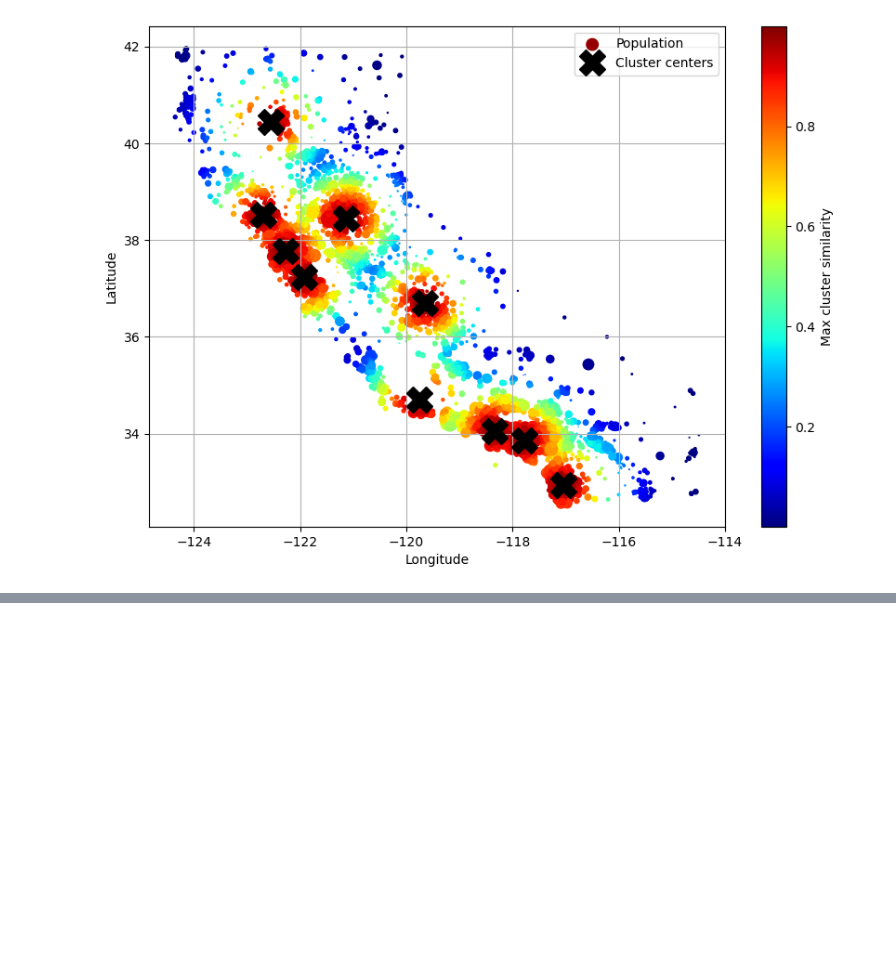
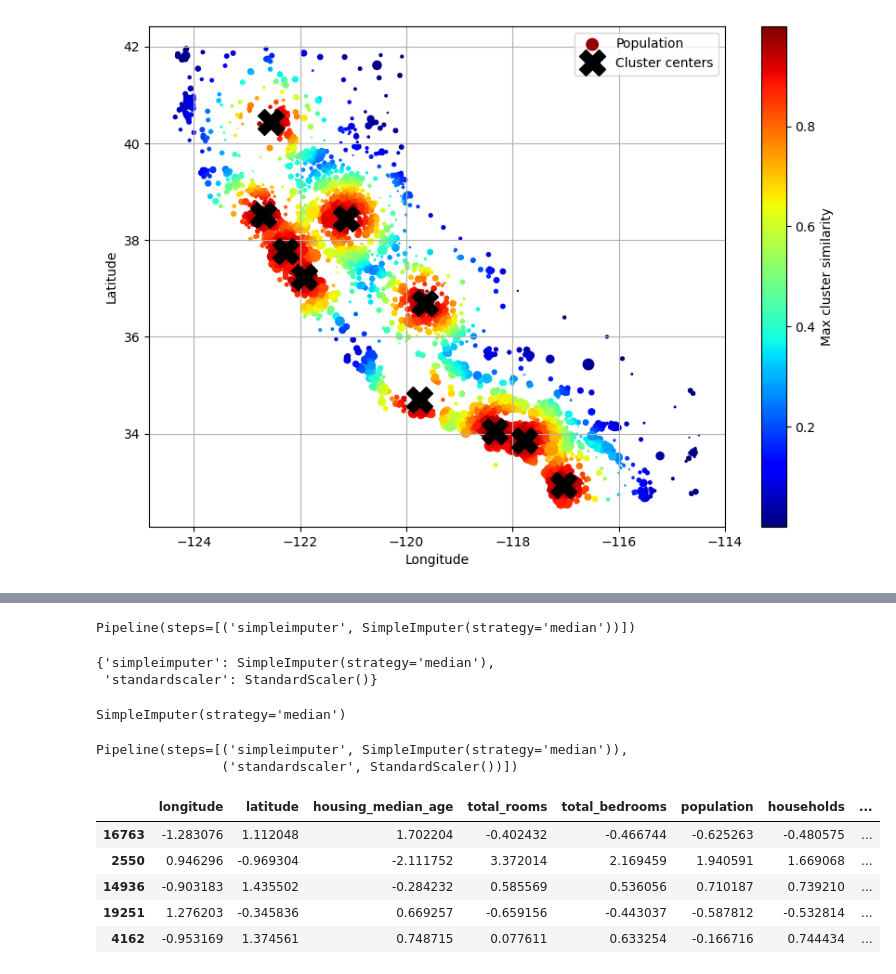
Before and after one commit to Raichi1/Hands-On-Machine-Learning-3rd-Edition, a Jupyter notebook: Chapter-2_End-to-End_Machine-Learning-Project/code/code.ipynb, the cells around one changed output, grey strips where cells are left out. Saved outputs shown, nothing was run; the diff lists cells and outputs as text; code cells hidden in the pictures; blank space fills up the shorter version.

```diff
--- a/Chapter-2_End-to-End_Machine-Learning-Project/code/code.ipynb
+++ b/Chapter-2_End-to-End_Machine-Learning-Project/code/code.ipynb
@@ -819,0 +831,4 @@ plt.show()
+# %%
+from sklearn.pipeline import make_pipeline
+
+num_pipeline = make_pipeline(SimpleImputer(strategy = "median"), StandardScaler())
@@ -819,0 +844,3 @@ plt.show()
+# %%
+housing_num_prepared = num_pipeline.fit_transform(housing_num)
+housing_num_prepared[:2].round(2)
@@ -819,0 +854,32 @@ plt.show()
+# %%
+num_pipeline[:-1]
+# %% [output]
+Pipeline(steps=[('simpleimputer', SimpleImputer(strategy='median'))])
+# %%
+num_pipeline.named_steps
+# %% [output]
+{'simpleimputer': SimpleImputer(strategy='median'),
+ 'standardscaler': StandardScaler()}
+# %%
+num_pipeline.named_steps["simpleimputer"]
+# %% [output]
+SimpleImputer(strategy='median')
+# %%
+num_pipeline.set_params(simpleimputer__strategy = "median")
+# %% [output]
+Pipeline(steps=[('simpleimputer', SimpleImputer(strategy='median')),
+                ('standardscaler', StandardScaler())])
+# %%
+df_housing_num_prepared = pd.DataFrame(
+    housing_num_prepared, columns = num_pipeline.get_feature_names_out(),
+    index = housing_num.index
+)
+# %%
+df_housing_num_prepared.sample(5)
+# %% [output]
+|  | longitude | latitude | housing_median_age | total_rooms | total_bedrooms | population | households | ... |
+| 16763 | -1.283076 | 1.112048 | 1.702204 | -0.402432 | -0.466744 | -0.625263 | -0.480575 | ... |
+| 2550 | 0.946296 | -0.969304 | -2.111752 | 3.372014 | 2.169459 | 1.940591 | 1.669068 | ... |
+| 14936 | -0.903183 | 1.435502 | -0.284232 | 0.585569 | 0.536056 | 0.710187 | 0.739210 | ... |
+| 19251 | 1.276203 | -0.345836 | 0.669257 | -0.659156 | -0.443037 | -0.587812 | -0.532814 | ... |
+| 4162 | -0.953169 | 1.374561 | 0.748715 | 0.077611 | 0.633254 | -0.166716 | 0.744434 | ... |
```
Also changed, not shown: parts of 35 cells of this notebook.
